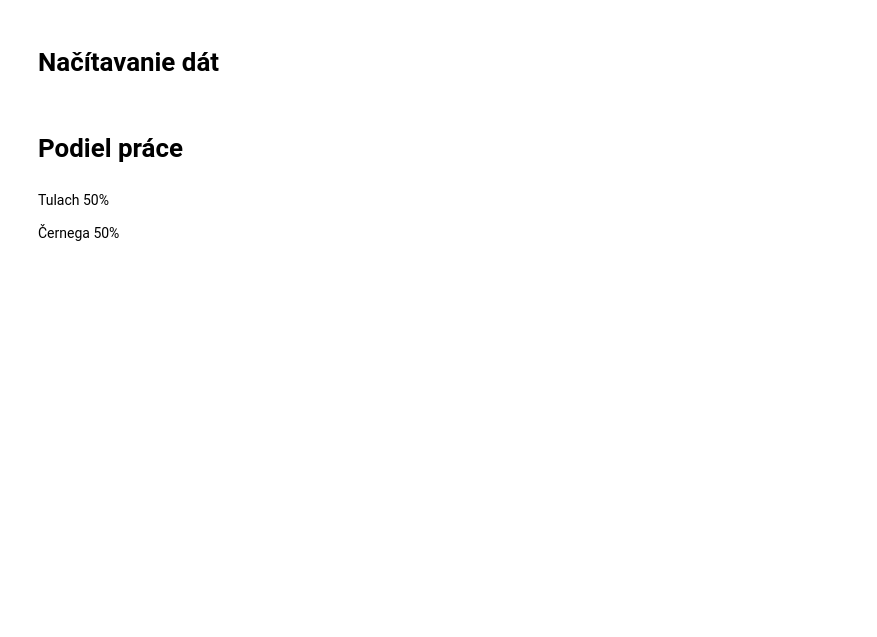
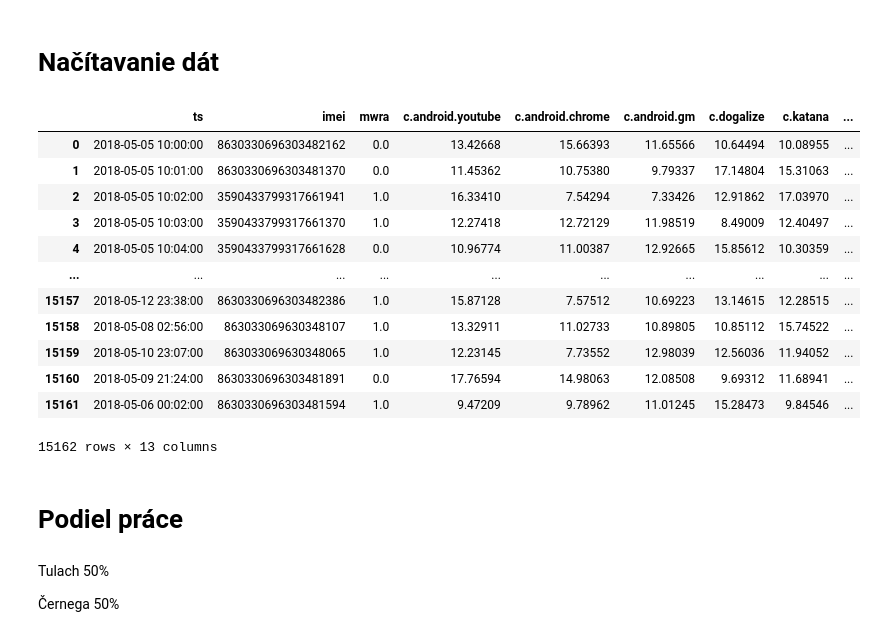
Before and after one commit to tomcer11/IAU, a Jupyter notebook: assignment2.ipynb, the cells around one changed output. Cells and saved outputs as stored; diff of their text form; code cells hidden in the pictures; blank space fills up the shorter version.

```diff
--- a/assignment2.ipynb
+++ b/assignment2.ipynb
@@ -25,8 +25,23 @@ from sklearn.compose import make_column_transformer
 # %%
 connections = pd.read_csv('data/081/connections.csv', on_bad_lines='warn', delimiter='\t')
 devices = pd.read_csv('data/081/devices.csv', on_bad_lines='warn', delimiter='\t')
 processes = pd.read_csv('data/081/processes.csv', on_bad_lines='warn', delimiter='\t')
 profiles = pd.read_csv('data/081/profiles.csv', on_bad_lines='warn', delimiter='\t')
+connections
+# %% [output]
+|  | ts | imei | mwra | c.android.youtube | c.android.chrome | c.android.gm | c.dogalize | c.katana | ... |
+| 0 | 2018-05-05 10:00:00 | 8630330696303482162 | 0.0 | 13.42668 | 15.66393 | 11.65566 | 10.64494 | 10.08955 | ... |
+| 1 | 2018-05-05 10:01:00 | 8630330696303481370 | 0.0 | 11.45362 | 10.75380 | 9.79337 | 17.14804 | 15.31063 | ... |
+| 2 | 2018-05-05 10:02:00 | 3590433799317661941 | 1.0 | 16.33410 | 7.54294 | 7.33426 | 12.91862 | 17.03970 | ... |
+| 3 | 2018-05-05 10:03:00 | 3590433799317661370 | 1.0 | 12.27418 | 12.72129 | 11.98519 | 8.49009 | 12.40497 | ... |
+| 4 | 2018-05-05 10:04:00 | 3590433799317661628 | 0.0 | 10.96774 | 11.00387 | 12.92665 | 15.85612 | 10.30359 | ... |
+| ... | ... | ... | ... | ... | ... | ... | ... | ... | ... |
+| 15157 | 2018-05-12 23:38:00 | 8630330696303482386 | 1.0 | 15.87128 | 7.57512 | 10.69223 | 13.14615 | 12.28515 | ... |
+| 15158 | 2018-05-08 02:56:00 | 863033069630348107 | 1.0 | 13.32911 | 11.02733 | 10.89805 | 10.85112 | 15.74522 | ... |
+| 15159 | 2018-05-10 23:07:00 | 863033069630348065 | 1.0 | 12.23145 | 7.73552 | 12.98039 | 12.56036 | 11.94052 | ... |
+| 15160 | 2018-05-09 21:24:00 | 8630330696303481891 | 0.0 | 17.76594 | 14.98063 | 12.08508 | 9.69312 | 11.68941 | ... |
+| 15161 | 2018-05-06 00:02:00 | 8630330696303481594 | 1.0 | 9.47209 | 9.78962 | 11.01245 | 15.28473 | 9.84546 | ... |
+15162 rows × 13 columns
 # %% [markdown]
 # Podiel práce
 # %% [markdown]
```
Also changed, not shown: 1 other file.
